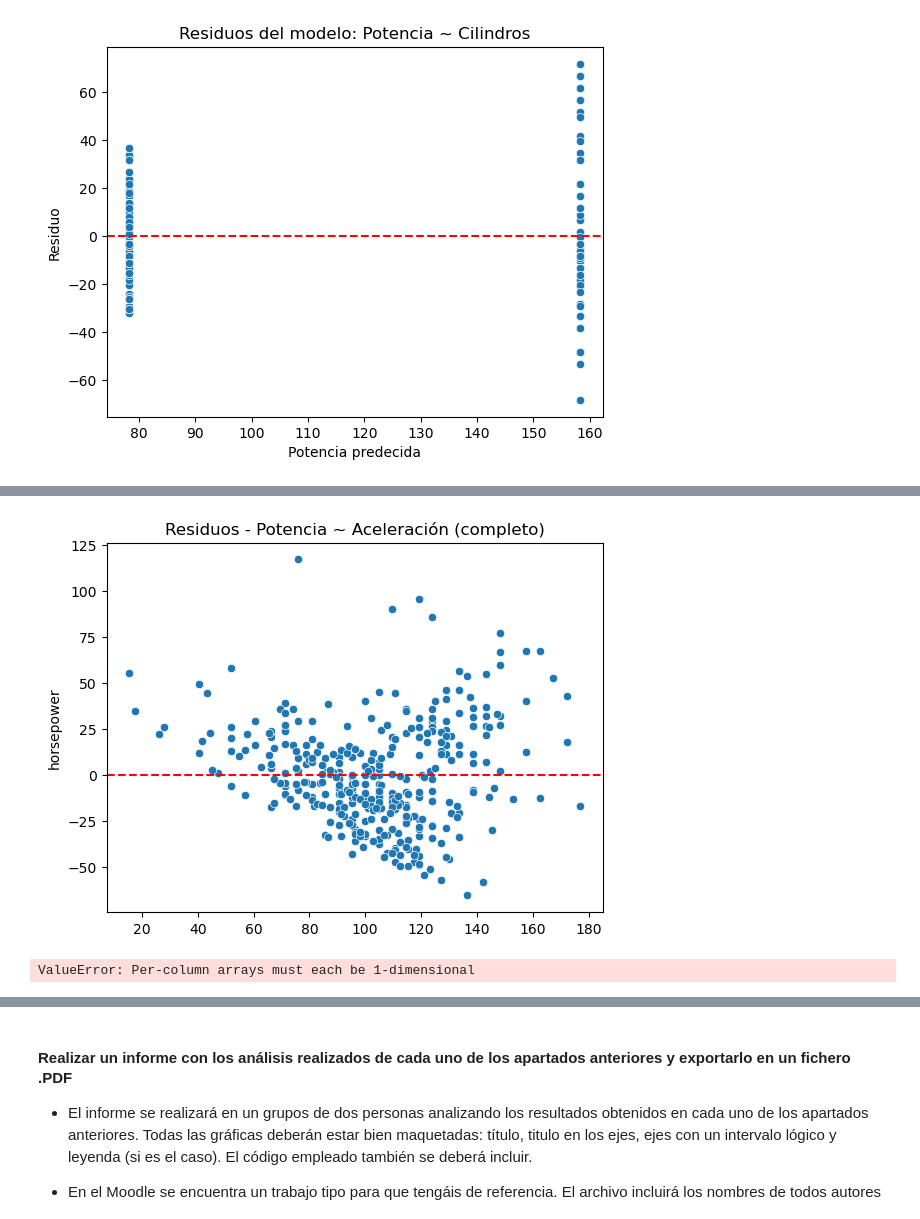
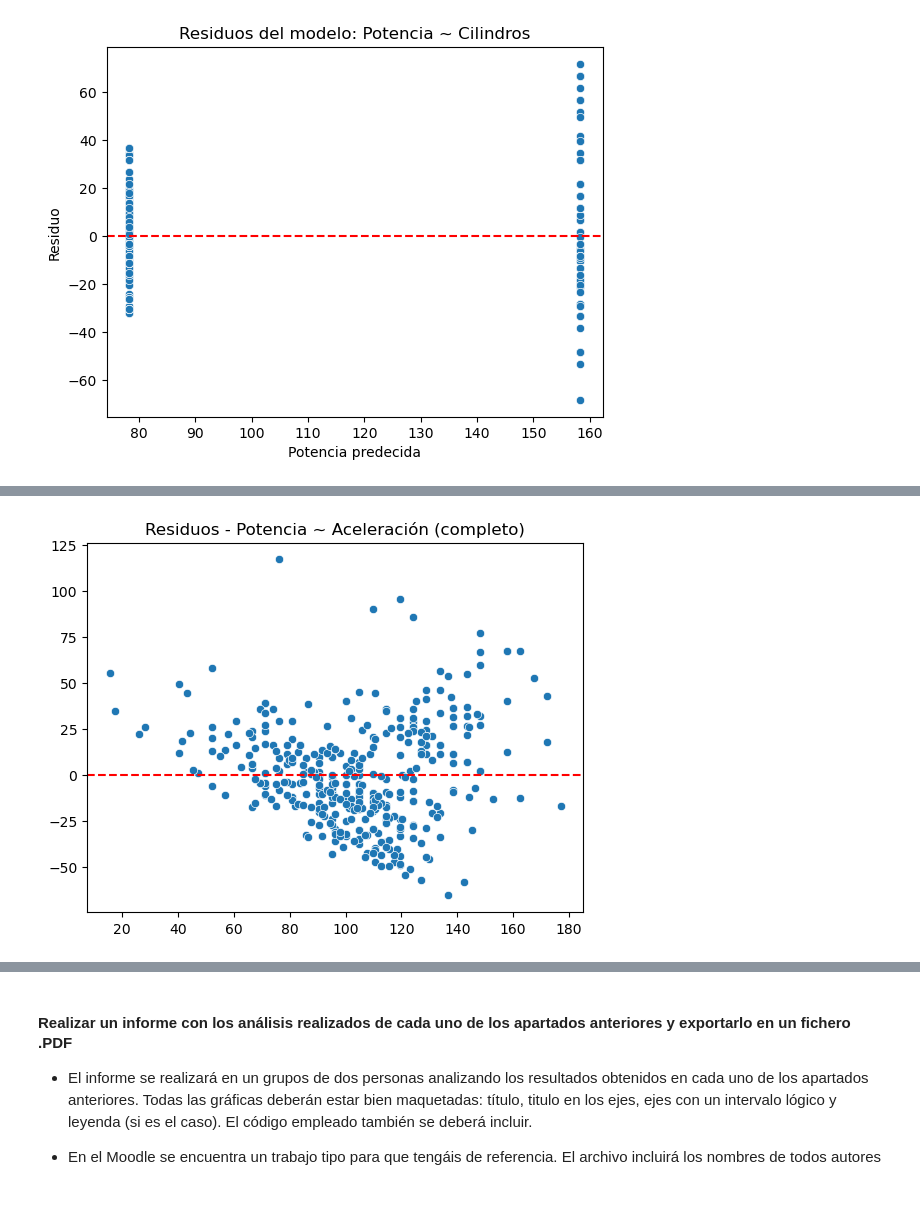
Before and after one commit to rocconeto/code_uni, a Jupyter notebook: CPE/P2/Practica2_CorrelacionRegresionLinealSimple.ipynb, the cells around one changed output, grey strips where cells are left out. Drawn from its saved outputs; the diff is of its cells as text; code cells hidden in the pictures.

Commit message:
cpe/p2 terminada por completo

```diff
--- a/CPE/P2/Practica2_CorrelacionRegresionLinealSimple.ipynb
+++ b/CPE/P2/Practica2_CorrelacionRegresionLinealSimple.ipynb
@@ -317,25 +344,37 @@ R2 sin outliers: 0.53
 # %%
 #8.-Repetir los apartados 2), 3), 4), 5) y 6) con el nuevo modelo simplificado, comparando los resultados con el modelo completo.
 #Apartado 2
-pred_10s = model.predict([[10]])[0]
-pred_10s_limpio = model_limpio.predict([[10]])[0]
+input_df_10s = pd.DataFrame({'acceleration': [10]})
+pred_10s = model.predict(input_df_10s)[0]
 
-print(f"Modelo completo: {pred_10s:.0f} cv")
+#modelo del apartado 2 pero con los datos de mpg_limpio
+X_limpio = mpg_limpio[['acceleration']]
+Y_limpio = mpg_limpio['horsepower']
+
+model_limpio = LinearRegression()
+model_limpio.fit(X_limpio, Y_limpio)
+input_df_10s = pd.DataFrame({'acceleration': [10]})
+pred_10s_limpio = model_limpio.predict(input_df_10s)[0]
+
+
+print(f"Modelo completo: {pred_10s:.2f} cv")
 print(f"Modelo limpio: {pred_10s_limpio} cv")
 
 #Apartado 3
-pred_10cv = model2.predict([[10]])[0][0]
-pred_10cv_limpio = model_limpio.predict([[10]])[0][0]
+input_df_10cv = pd.DataFrame({'horsepower': [10]})
+pred_10cv = model2.predict(input_df_10cv)[0][0]
+pred_10cv_limpio = model2_limpio.predict(input_df_10cv)[0]
 
-print(f"Modelo completo: {pred_10cv:.2f} s")
-print(f"Modelo limpio: {pred_10cv_limpio:.2f} s")
+print(f"Modelo completo: {pred_10cv:.1f} s")
+print(f"Modelo limpio: {pred_10cv_limpio[0]:.1f} s")
 
 #Apartado 4
-pred_300cv = model2.predict([[300]])[0][0]
-pred_300cv_limpio = model_limpio.predict([[300]])[0][0]
+input_df_300cv = pd.DataFrame({'horsepower': [300]})
+pred_300cv = model2.predict(input_df_300cv)[0][0]
+pred_300cv_limpio = model2_limpio.predict(input_df_300cv)[0]
 
-print(f"Modelo completo: {pred_300cv:.2f} s")
-print(f"Modelo limpio: {pred_300cv_limpio:.2f} s")
+print(f"Modelo completo: {pred_300cv:.1f} s")
+print(f"Modelo limpio: {pred_300cv_limpio[0]:.1f} s")
 
 #Apartado 5
 # Filtrar coches con 4 y 8 cilindros
@@ -355,37 +394,56 @@ potencia_8_limpio = potencia_4_limpio + model_cyl_limpio.params['C(cylinders)[T.
 print(f"Modelo completo - 4 cilindros: {potencia_4:.0f} cv, 8 cilindros: {potencia_8:.0f} cv")
 print(f"Modelo limpio - 4 cilindros: {potencia_4_limpio:.0f} cv, 8 cilindros: {potencia_8_limpio:.0f} cv")
 
-#Apartado 6
-# Potencia ~ Aceleración
-residuos = Y - model.predict(X)
-residuos_limpio = Y_limpio - model_limpio.predict(X_limpio)
+# Apartado 6 - Residuos
 
-sns.scatterplot(x=model.predict(X), y=residuos)
+# Para el modelo completo
+residuos = Y.values.flatten() - model.predict(X).flatten()  # Aseguramos que los residuos sean 1D
+
+# Para el modelo limpio
+residuos_limpio = Y_limpio.values.flatten() - model_limpio.predict(X_limpio).flatten()  # Aseguramos que los residuos sean 1D
+
+# Graficando residuos para el modelo completo
+sns.scatterplot(x=model.predict(X).flatten(), y=residuos)  # Aseguramos que la predicción sea 1D
 plt.axhline(0, color='red', linestyle='--')
 plt.title('Residuos - Potencia ~ Aceleración (completo)')
 plt.show()
 
-sns.scatterplot(x=model_limpio.predict(X_limpio), y=residuos_limpio)
+# Graficando residuos para el modelo limpio
+sns.scatterplot(x=model_limpio.predict(X_limpio).flatten(), y=residuos_limpio)  # Aseguramos que la predicción sea 1D
 plt.axhline(0, color='red', linestyle='--')
 plt.title('Residuos - Potencia ~ Aceleración (limpio)')
 plt.show()
 
-# Aceleración ~ Potencia
-residuos2 = Y2.values.flatten() - model2.predict(X2).flatten()
-residuos2_limpio = Y_limpio.values.flatten() - model_limpio.predict(X_limpio).flatten()
+# Aceleración ~ Potencia (residuos)
+residuos2 = Y2.values.flatten() - model2.predict(X2).flatten()  # Aseguramos que los residuos sean 1D
+residuos2_limpio = Y_limpio.values.flatten() - model_limpio.predict(X_limpio).flatten()  # Aseguramos que los residuos sean 1D
 
-sns.scatterplot(x=model2.predict(X2).flatten(), y=residuos2)
+# Graficando residuos para el modelo completo (Aceleración ~ Potencia)
+sns.scatterplot(x=model2.predict(X2).flatten(), y=residuos2)  # Aseguramos que la predicción sea 1D
 plt.axhline(0, color='red', linestyle='--')
 plt.title('Residuos - Aceleración ~ Potencia (completo)')
 plt.show()
 
-sns.scatterplot(x=model_limpio.predict(X_limpio).flatten(), y=residuos2_limpio)
+# Graficando residuos para el modelo limpio (Aceleración ~ Potencia)
+sns.scatterplot(x=model_limpio.predict(X_limpio).flatten(), y=residuos2_limpio)  # Aseguramos que la predicción sea 1D
 plt.axhline(0, color='red', linestyle='--')
 plt.title('Residuos - Aceleración ~ Potencia (limpio)')
 plt.show()
 
 # Cilindros ~ Potencia
 residuos_cyl = mpg_cyl['horsepower'] - model_cyl.predict(mpg_cyl)
-residuos_cyl_limpio = mpg_limpio_cyl['horsepower'] - model_cyl_limpio.predict(mpg_limpio_c)
+residuos_cyl_limpio = mpg_limpio_cyl['horsepower'] - model_cyl_limpio.predict(mpg_limpio_cyl)
+
+# Graficando residuos para el modelo de Cilindros ~ Potencia (completo)
+sns.scatterplot(x=model_cyl.predict(mpg_cyl), y=residuos_cyl)
+plt.axhline(0, color='red', linestyle='--')
+plt.title('Residuos - Cilindros ~ Potencia (completo)')
+plt.show()
+
+# Graficando residuos para el modelo limpio de Cilindros ~ Potencia
+sns.scatterplot(x=model_cyl_limpio.predict(mpg_limpio_cyl), y=residuos_cyl_limpio)
+plt.axhline(0, color='red', linestyle='--')
+plt.title('Residuos - Cilindros ~ Potencia (limpio)')
+plt.show()
 # %% [output]
 Modelo completo: 158 cv
@@ -399,2 +457 @@ Modelo limpio - 4 cilindros: 79 cv, 8 cilindros: 159 cv
-[figure, old version]
+[figure, new version]
-ValueError: Per-column arrays must each be 1-dimensional
```
Also changed, not shown: parts of 5 cells of this notebook.
